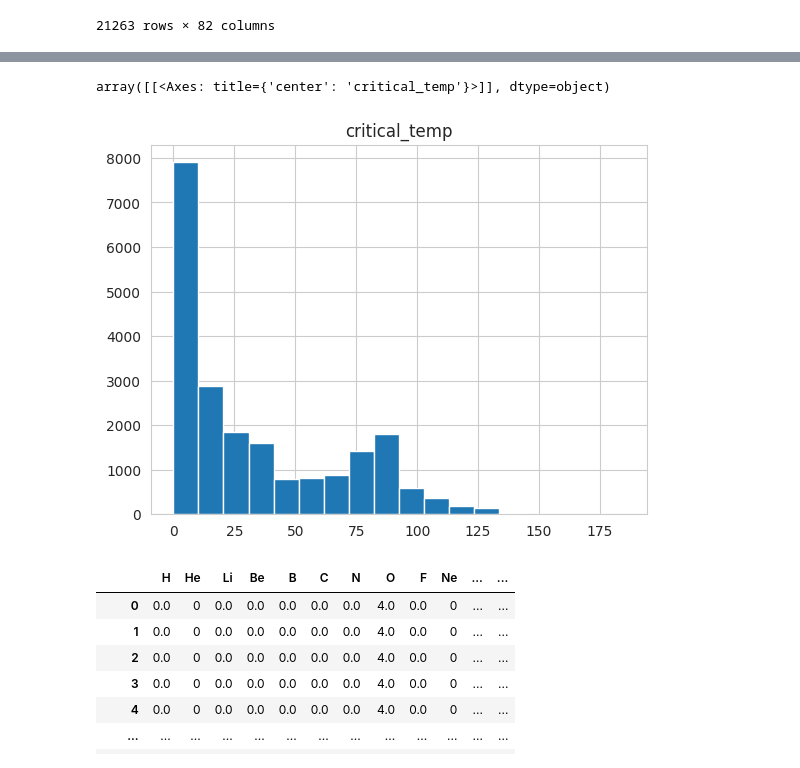
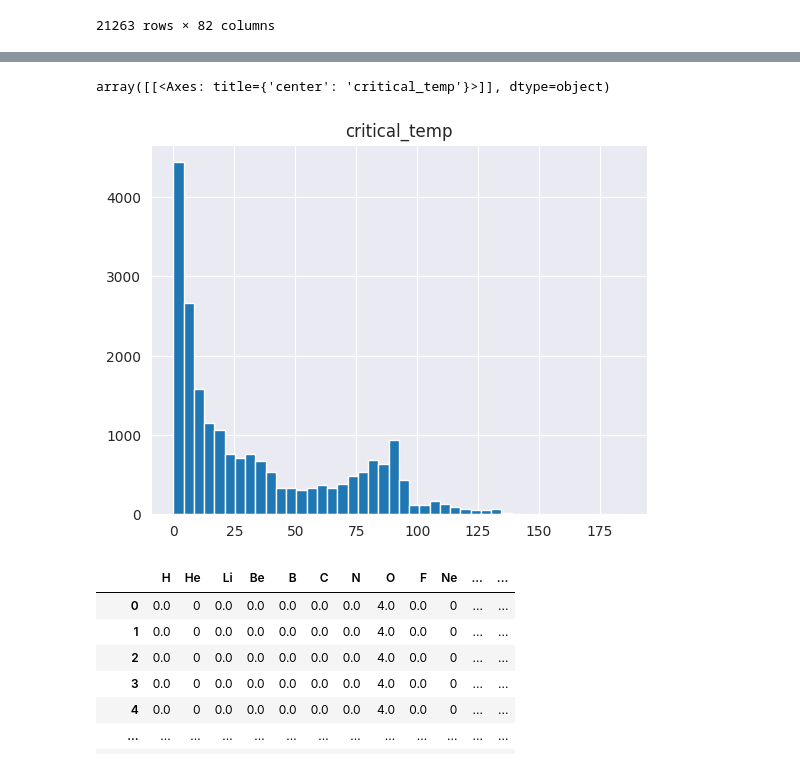
Before and after one commit to RikiTikkiTavi/superconduct-tc-reg, a Jupyter notebook: notebooks/1-EDA.ipynb, the cells around one changed output, grey strips where cells are left out. Cells and saved outputs as stored; diff of their text form; code cells hidden in the pictures.

```diff
--- a/notebooks/1-EDA.ipynb
+++ b/notebooks/1-EDA.ipynb
@@ -5,7 +5,7 @@ import matplotlib.pyplot as plt
 from pathlib import Path
 import numpy as np
 
-sns.set_style("whitegrid")
+sns.set_style("darkgrid")
 import warnings
 warnings.simplefilter(action='ignore', category=FutureWarning)
 # %%
@@ -51,10 +51,10 @@ with pd.option_context('display.max_columns', 82):
 | 95% | 6.000000 | 142.376700 | 141.164727 | 135.812898 | 136.771114 | ... |
 | max | 9.000000 | 208.980400 | 208.980400 | 208.980400 | 208.980400 | ... |
 # %%
-df.hist(column=col_target, bins=18)
+df.hist(column=col_target, bins=44)
 # %% [output]
 array([[<Axes: title={'center': 'critical_temp'}>]], dtype=object)
-[figure, old version]
+[figure, new version]
 # %%
 df_elements = pd.read_csv(PATH_ROOT/"data/raw/superconductivity_data/unique_m.csv")
 df_elements
```
Also changed, not shown: parts of 1 cell of this notebook, 3 other files.
